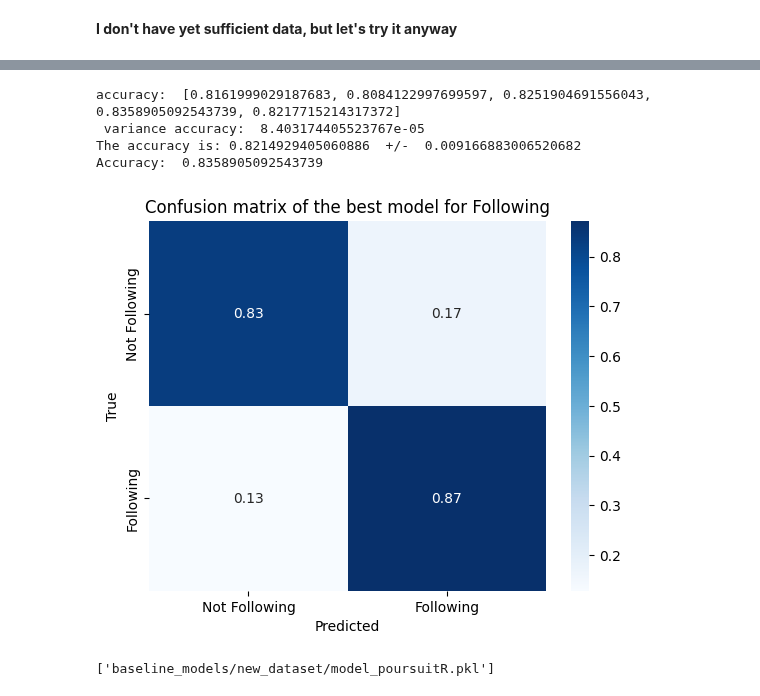
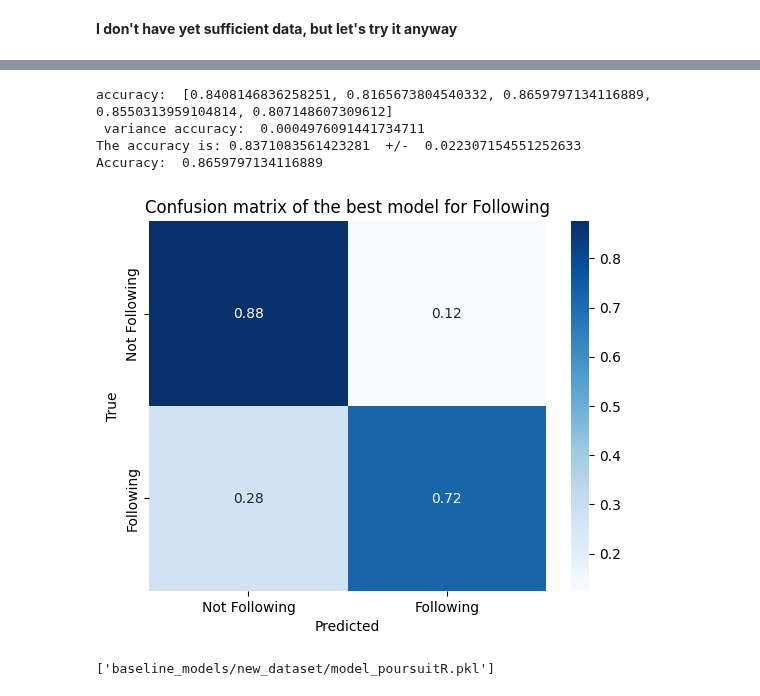
Before and after one commit to JulianAlvarezdeGiorgi/Behavioral_Tagging_of_Mice_in_multiple_Mice_setup_using_Deep_Learning, a Jupyter notebook: src/baseline_models.ipynb, the cells around one changed output, grey strips where cells are left out. Saved outputs shown, nothing was run; the diff lists cells and outputs as text; code cells hidden in the pictures.

```diff
--- a/src/baseline_models.ipynb
+++ b/src/baseline_models.ipynb
@@ -419,0 +641,13 @@ accuracy_score(y_sniffR_test, y_pred)
+# %%
+n_train = 5
+accs = []
+models = []
+for i in range(n_train):
+    print("Train ", i)
+    model = MLPClassifier(hidden_layer_sizes=(100, 100), max_iter=1000, verbose=True)
+    model.fit(X_train_Sanus, y_Sanus_train)
+    y_pred = model.predict(X_test)
+    acc = accuracy_score(y_Sanus_test, y_pred)
+    accs.append(acc)
+    models.append(model)
+    print("Accuracy: ", acc)
@@ -419,0 +681,6 @@ accuracy_score(y_sniffR_test, y_pred)
+# %%
+# best model
+model = models[np.argmax(accs)]
+y_pred = model.predict(X_test)
+acc = accuracy_score(y_Sanus_test, y_pred)
+print("Accuracy: ", acc)
@@ -479,7 +746,7 @@ idx = np.where(y_poursuitR_train == 0)[0]
 idx = np.random.choice(idx, np.sum(y_poursuitR_train == 1), replace=False)
 idx = np.concatenate([np.where(y_poursuitR_train == 1)[0], idx])
 
-X_train_pourR = X_train_pourR[idx]
+X_train_pourR = X_train[idx]
 y_poursuitR_train = y_poursuitR_train[idx]
 # %%
 # class balance
@@ -502,7 +769,7 @@ for i in range(n_train):
     print("Train ", i)
     model = MLPClassifier(hidden_layer_sizes=(100, 100), max_iter=1000, verbose=True)
     model.fit(X_train_pourR, y_poursuitR_train)
-    y_pred = model.predict(X_test_pourR)
+    y_pred = model.predict(X_test)
     acc = accuracy_score(y_poursuitR_test, y_pred)
     accs.append(acc)
     models.append(model)
@@ -528,28 +795,28 @@ Accuracy:  0.8217715214317372
 # %%
 # accuracy
 print("accuracy: ", accs)
 print(" variance accuracy: ", np.var(accs))
 
 print("The accuracy is:", np.mean(accs), " +/- ", np.std(accs))
 
 # Best model
 model = models[np.argmax(accs)]
-y_pred = model.predict(X_test_pourR)
+y_pred = model.predict(X_test)
 acc = accuracy_score(y_poursuitR_test, y_pred)
 print("Accuracy: ", acc)
 
 # Confusion matrix
 cm = confusion_matrix(y_poursuitR_test, y_pred)
 cm = cm / cm.sum(axis=1)[:, np.newaxis]
 plt.figure()
 plt.title('Confusion matrix of the best model for Following')
 sns.heatmap(cm, annot=True, xticklabels=['Not Following', 'Following'], yticklabels=['Not Following', 'Following'], cmap='Blues')
 plt.xlabel('Predicted')
 plt.ylabel('True')
 plt.show()
 # %% [output]
-accuracy:  [0.8161999029187683, 0.8084122997699597, 0.8251904691556043, 0.8358905092543739, 0.8217715214317372]
- variance accuracy:  8.403174405523767e-05
-The accuracy is: 0.8214929405060886  +/-  0.009166883006520682
-Accuracy:  0.8358905092543739
+accuracy:  [0.8408146836258251, 0.8165673804540332, 0.8659797134116889, 0.8550313959104814, 0.807148607309612]
+ variance accuracy:  0.0004976091441734711
+The accuracy is: 0.8371083561423281  +/-  0.022307154551252633
+Accuracy:  0.8659797134116889
-[figure, old version]
+[figure, new version]
```
Also changed, not shown: parts of 96 cells of this notebook, 9 other files.
